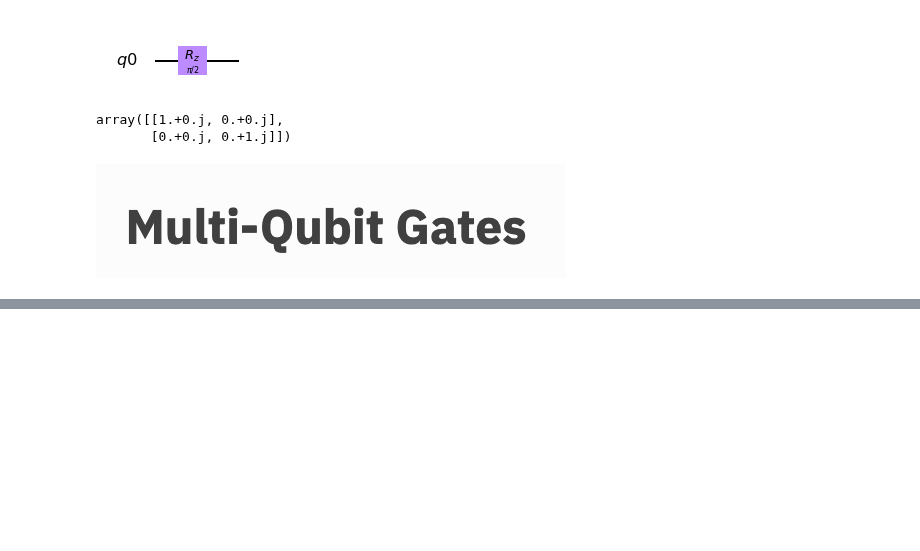
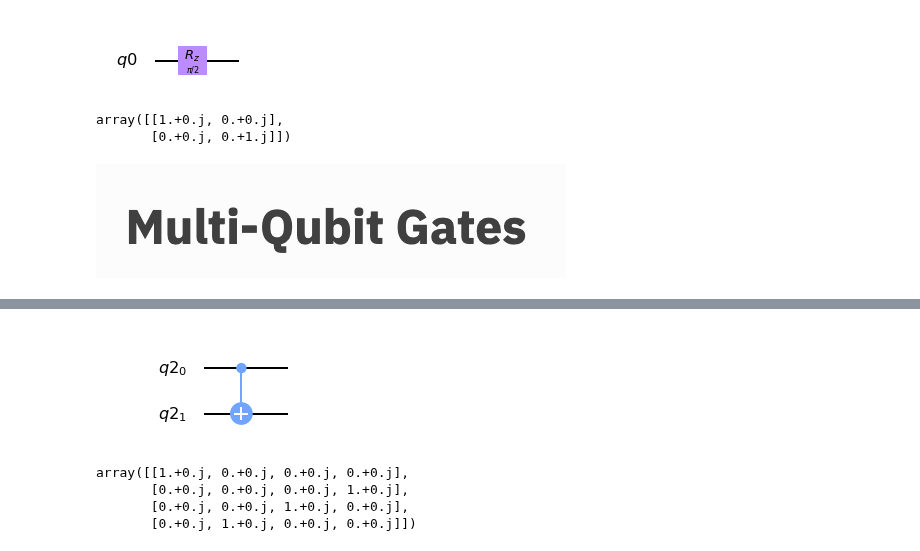
Before and after one commit to ertogrul/q-way, a Jupyter notebook: 202-summary_of_q_operations.ipynb, the cells around one changed output, grey strips where cells are left out. Drawn from its saved outputs; the diff is of its cells as text; code cells hidden in the pictures; blank space fills up the shorter version.

```diff
--- a/202-summary_of_q_operations.ipynb
+++ b/202-summary_of_q_operations.ipynb
@@ -305,0 +310,16 @@ array([[1.+0.j, 0.+0.j],
+# %%
+q = QuantumRegister(2)
+# %%
+qc = QuantumCircuit(q)
+qc.cx(q[0],q[1])
+qc.draw()
+# %% [output]
+[figure, added]
+# %%
+job = execute(qc, backend)
+job.result().get_unitary(qc, decimals=3)
+# %% [output]
+array([[1.+0.j, 0.+0.j, 0.+0.j, 0.+0.j],
+       [0.+0.j, 0.+0.j, 0.+0.j, 1.+0.j],
+       [0.+0.j, 0.+0.j, 1.+0.j, 0.+0.j],
+       [0.+0.j, 1.+0.j, 0.+0.j, 0.+0.j]])
```
Also changed, not shown: parts of 2 cells of this notebook.
